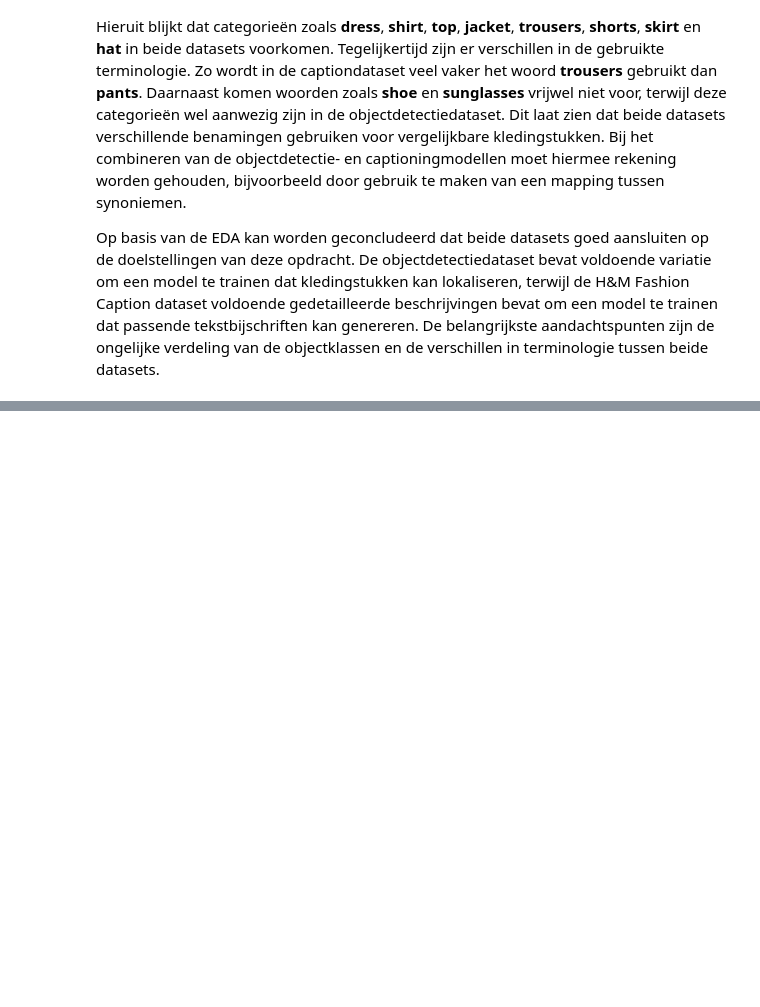
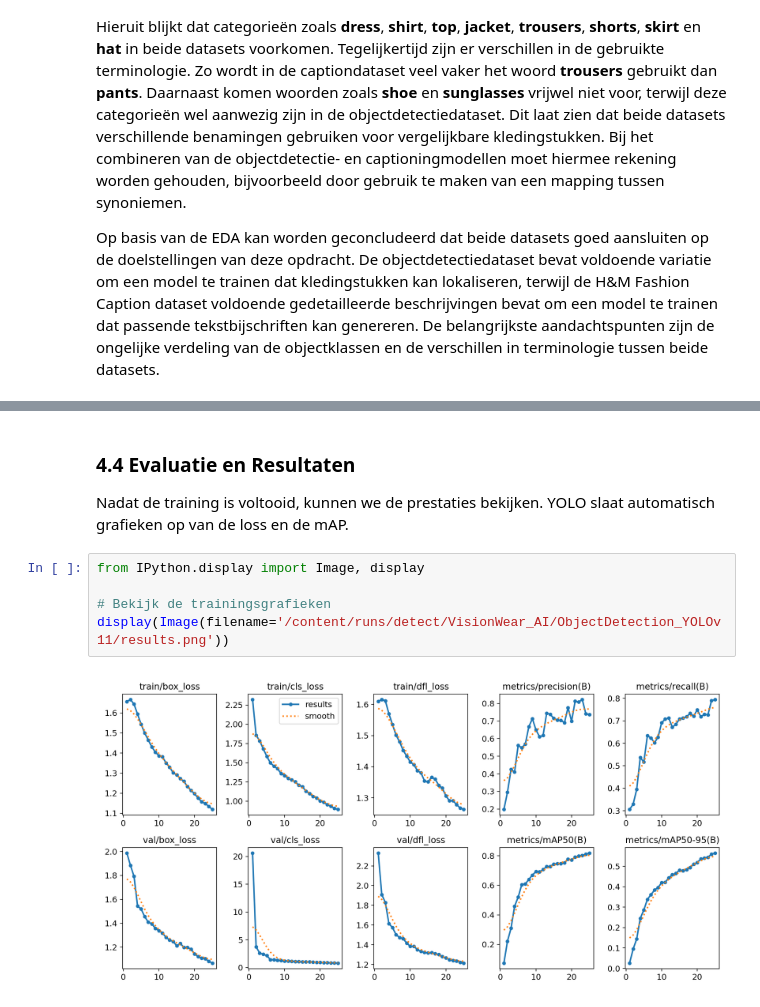
Before and after one commit to imranfunna/Deep-Learning, a Jupyter notebook: Opdracht 3/opdracht_3_dl.ipynb, the cells around one changed output, grey strips where cells are left out. Cells and saved outputs as stored; diff of their text form; blank space fills up the shorter version.

```diff
--- a/Opdracht 3/opdracht_3_dl.ipynb
+++ b/Opdracht 3/opdracht_3_dl.ipynb
@@ -478,0 +582,11 @@ Op basis van de EDA kan worden geconcludeerd dat beide datasets goed aansluiten
+# %% [markdown]
+### 4.4 Evaluatie en Resultaten
+
+Nadat de training is voltooid, kunnen we de prestaties bekijken. YOLO slaat automatisch grafieken op van de loss en de mAP.
+# %%
+from IPython.display import Image, display
+
+# Bekijk de trainingsgrafieken
+display(Image(filename='/content/runs/detect/VisionWear_AI/ObjectDetection_YOLOv11/results.png'))
+# %% [output]
+[figure, added]
```
Also changed, not shown: parts of 16 cells of this notebook.
